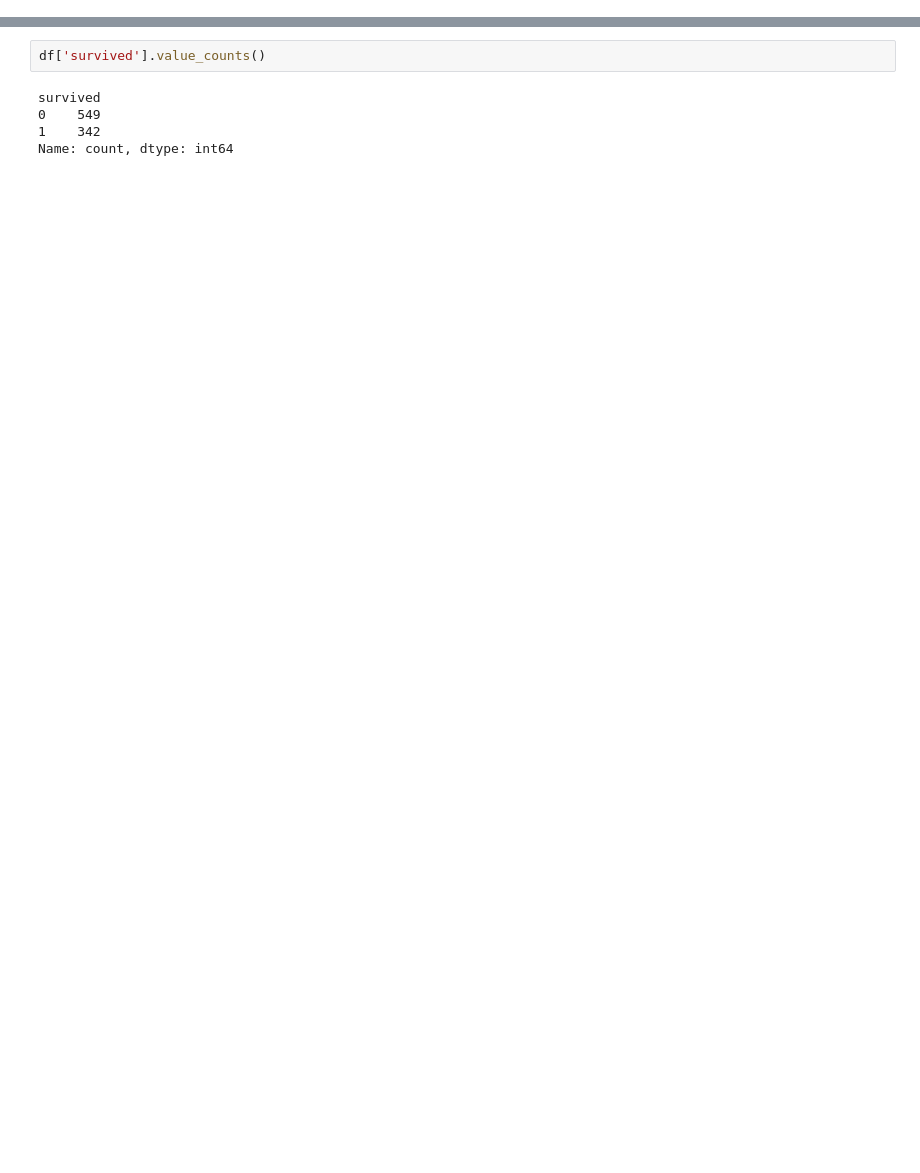
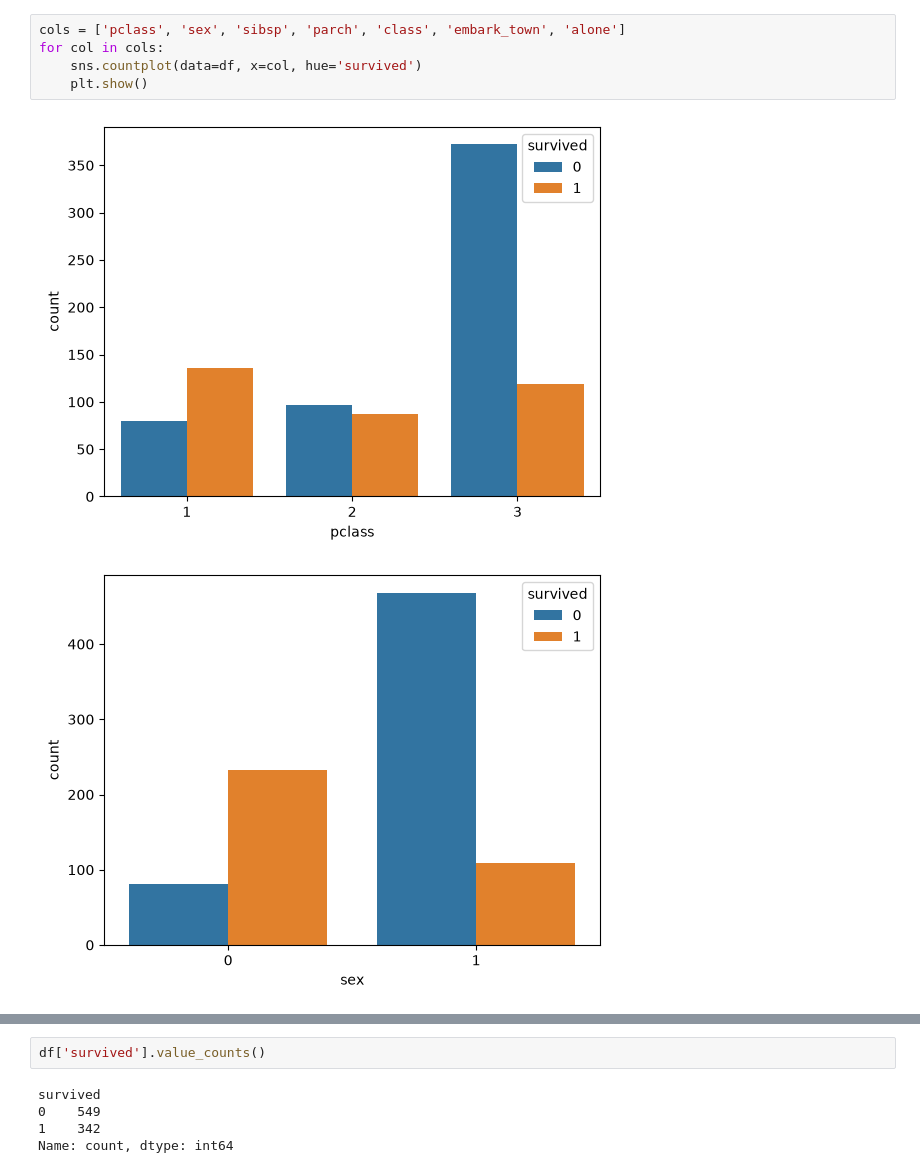
Before and after one commit to armengasparyan314/Programing, a Jupyter notebook: Project Titanic.ipynb, the cells around one changed output, grey strips where cells are left out. Saved outputs shown, nothing was run; the diff lists cells and outputs as text; blank space fills up the shorter version.

```diff
--- a/Project Titanic.ipynb
+++ b/Project Titanic.ipynb
@@ -55,3 +53,11 @@ df
 | 889 | 1 | 1 | 1 | 26.0 | 0 | 0 | 30.0000 | 0 | 0 | 1 |
 | 890 | 0 | 3 | 1 | 32.0 | 0 | 0 | 7.7500 | 2 | 1 | 1 |
 891 rows × 10 columns
+# %%
+cols = ['pclass', 'sex', 'sibsp', 'parch', 'class', 'embark_town', 'alone']
+for col in cols:
+    sns.countplot(data=df, x=col, hue='survived')
+    plt.show()
+# %% [output]
+[figure, added]
+[figure, added]
```
Also changed, not shown: parts of 33 cells of this notebook.
